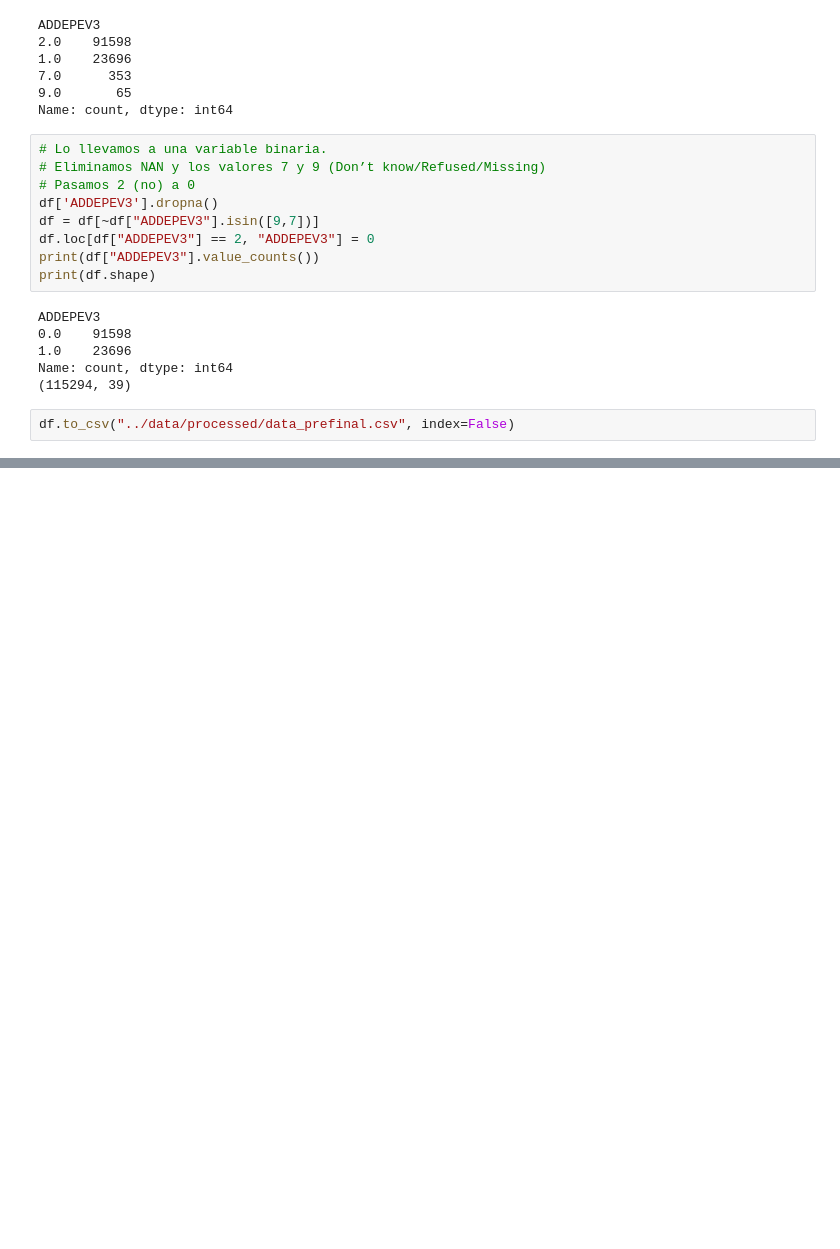
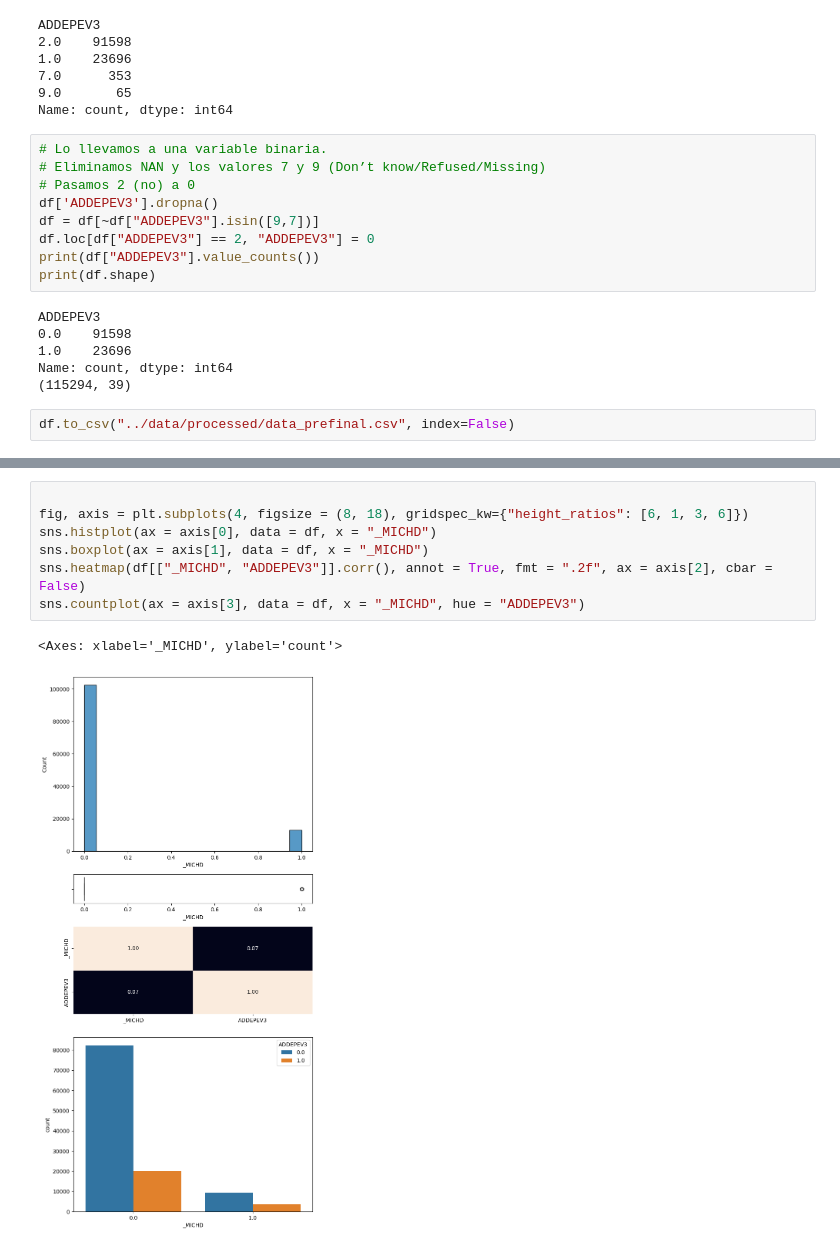
Before and after one commit to MariaDe96/Final_Project_DataScient, a Jupyter notebook: src/explore_maria.ipynb, the cells around one changed output, grey strips where cells are left out. Saved outputs shown, nothing was run; the diff lists cells and outputs as text; blank space fills up the shorter version.

```diff
--- a/src/explore_maria.ipynb
+++ b/src/explore_maria.ipynb
@@ -313,0 +436,10 @@ plt.show()
+# %%
+
+fig, axis = plt.subplots(4, figsize = (8, 18), gridspec_kw={"height_ratios": [6, 1, 3, 6]})
+sns.histplot(ax = axis[0], data = df, x = "_MICHD")
+sns.boxplot(ax = axis[1], data = df, x = "_MICHD")
+sns.heatmap(df[["_MICHD", "ADDEPEV3"]].corr(), annot = True, fmt = ".2f", ax = axis[2], cbar = False)
+sns.countplot(ax = axis[3], data = df, x = "_MICHD", hue = "ADDEPEV3")
+# %% [output]
+<Axes: xlabel='_MICHD', ylabel='count'>
+[figure, added]
```
Also changed, not shown: parts of 26 cells of this notebook.
